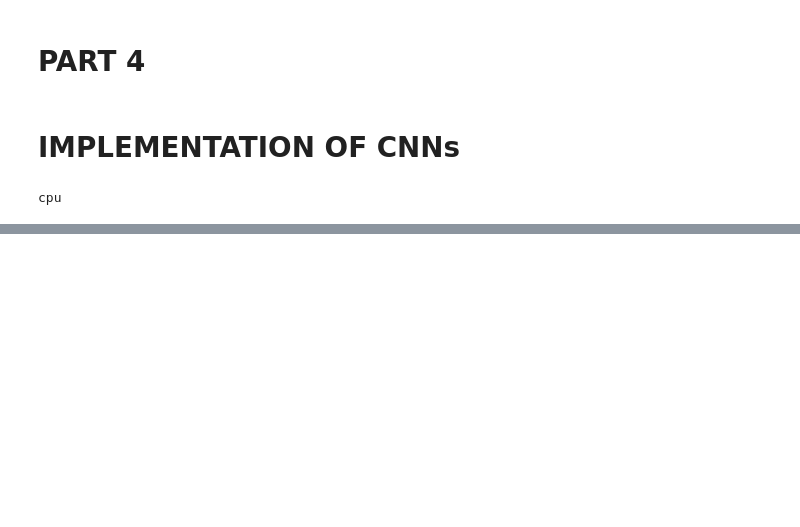
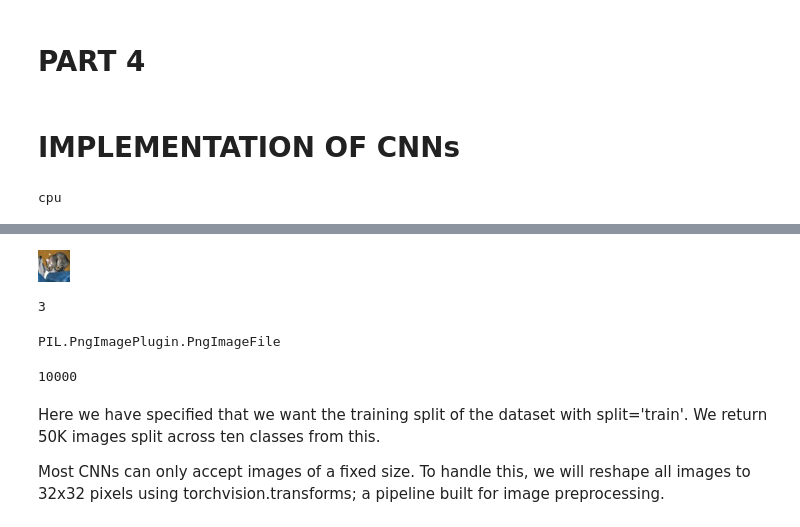
Before and after one commit to MathewS424/PyTorch-Tutorial, a Jupyter notebook: 22_CNN_Implementation_4.ipynb, the cells around one changed output, grey strips where cells are left out. Saved outputs shown, nothing was run; the diff lists cells and outputs as text; code cells hidden in the pictures; blank space fills up the shorter version.

```diff
--- a/22_CNN_Implementation_4.ipynb
+++ b/22_CNN_Implementation_4.ipynb
@@ -19,0 +75,8 @@ cpu
+# %%
+# Testing Data
+dataset_test = load_dataset(
+                            "cifar10",
+                             split="test",  # testing dataset
+                             ignore_verifications=True  # set to true if seeing splits error
+                             )
+dataset_test
@@ -19,0 +90,21 @@ cpu
+# %%
+# let's view the image (its very small)
+dataset_test[0]['img']
+# %% [output]
+[figure, added]
+# %%
+dataset_test[0]['label']
+# %% [output]
+3
+# %%
+type(dataset_test[0]['img'])
+# %% [output]
+PIL.PngImagePlugin.PngImageFile
+# %%
+len(dataset_test)
+# %% [output]
+10000
+# %% [markdown]
+Here we have specified that we want the training split of the dataset with split='train'. We return 50K images split across ten classes from this.
+
+Most CNNs can only accept images of a fixed size. To handle this, we will reshape all images to 32x32 pixels using torchvision.transforms; a pipeline built for image preprocessing.
```
Also changed, not shown: parts of 34 cells of this notebook.
